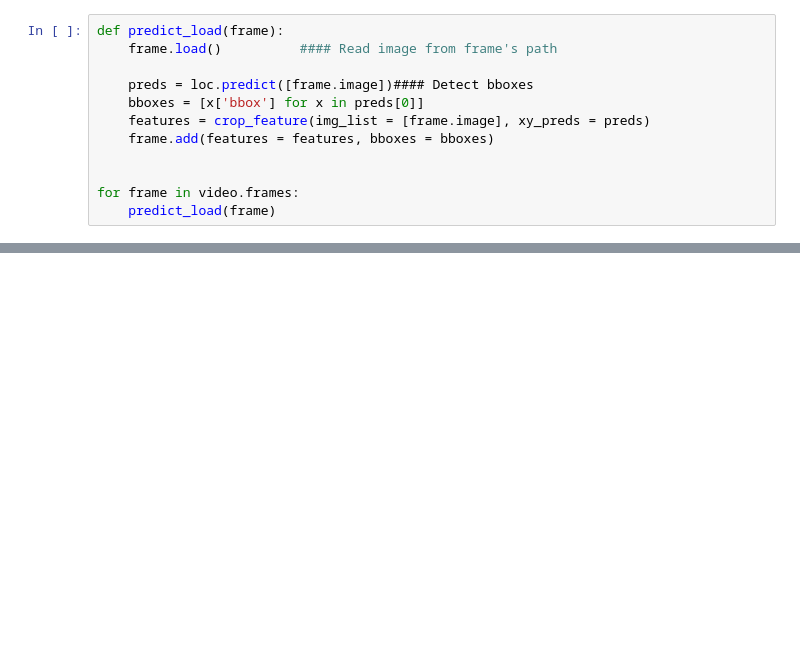
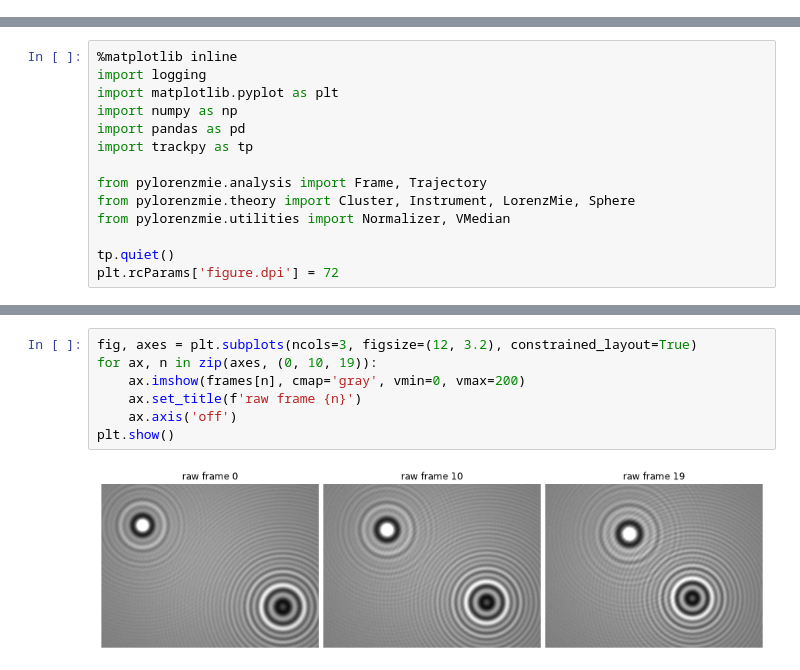
Before and after one commit to davidgrier/pylorenzmie, a Jupyter notebook: docs/Video_analysis.ipynb, the cells around one changed output, grey strips where cells are left out. Saved outputs shown, nothing was run; the diff lists cells and outputs as text; blank space fills up the shorter version.

```diff
--- a/docs/Video_analysis.ipynb
+++ b/docs/Video_analysis.ipynb
@@ -64,12 +0,0 @@ Loading weights from /home/group/python/CNNLorenzMie/cfg_darknet/holo_100k.weigh
-# %%
-def predict_load(frame):
-    frame.load()          #### Read image from frame's path
-
-    preds = loc.predict([frame.image])#### Detect bboxes
-    bboxes = [x['bbox'] for x in preds[0]]
-    features = crop_feature(img_list = [frame.image], xy_preds = preds)
-    frame.add(features = features, bboxes = bboxes)
-
-
-for frame in video.frames:
-    predict_load(frame)
@@ -89,0 +12,14 @@ Set trajectories and link
+# %%
+%matplotlib inline
+import logging
+import matplotlib.pyplot as plt
+import numpy as np
+import pandas as pd
+import trackpy as tp
+
+from pylorenzmie.analysis import Frame, Trajectory
+from pylorenzmie.theory import Cluster, Instrument, LorenzMie, Sphere
+from pylorenzmie.utilities import Normalizer, VMedian
+
+tp.quiet()
+plt.rcParams['figure.dpi'] = 72
@@ -89,0 +76,9 @@ Set trajectories and link
+# %%
+fig, axes = plt.subplots(ncols=3, figsize=(12, 3.2), constrained_layout=True)
+for ax, n in zip(axes, (0, 10, 19)):
+    ax.imshow(frames[n], cmap='gray', vmin=0, vmax=200)
+    ax.set_title(f'raw frame {n}')
+    ax.axis('off')
+plt.show()
+# %% [output]
+[figure, added]
```
Also changed, not shown: parts of 25 cells of this notebook, 5 other files.
